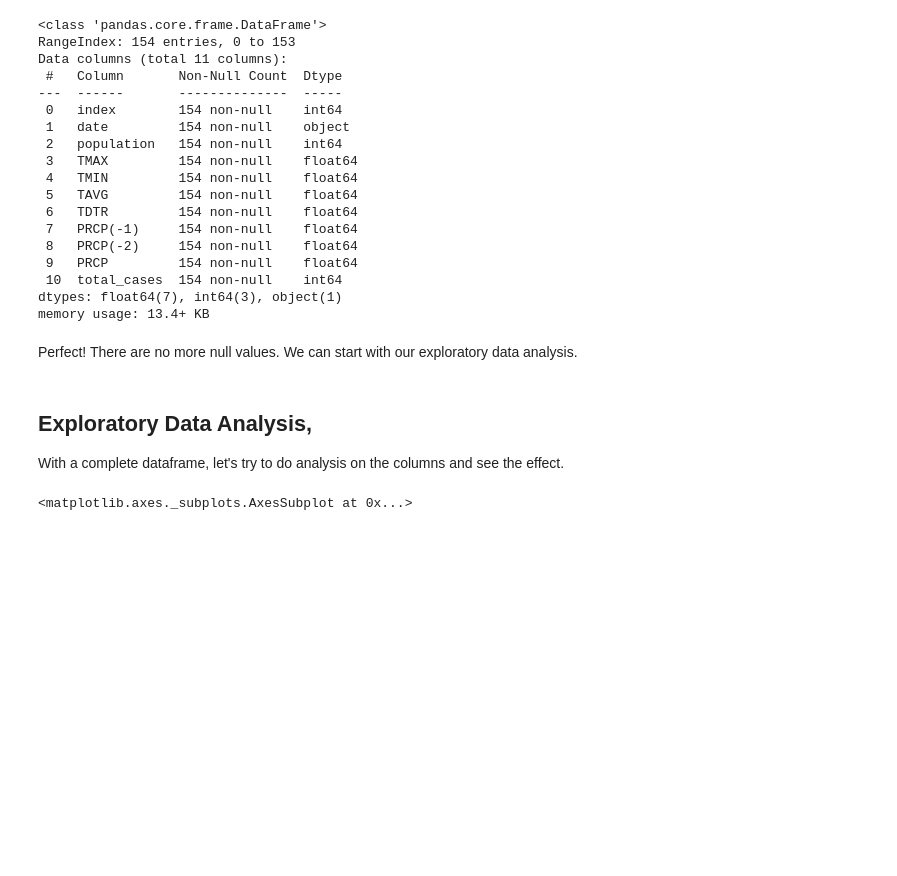
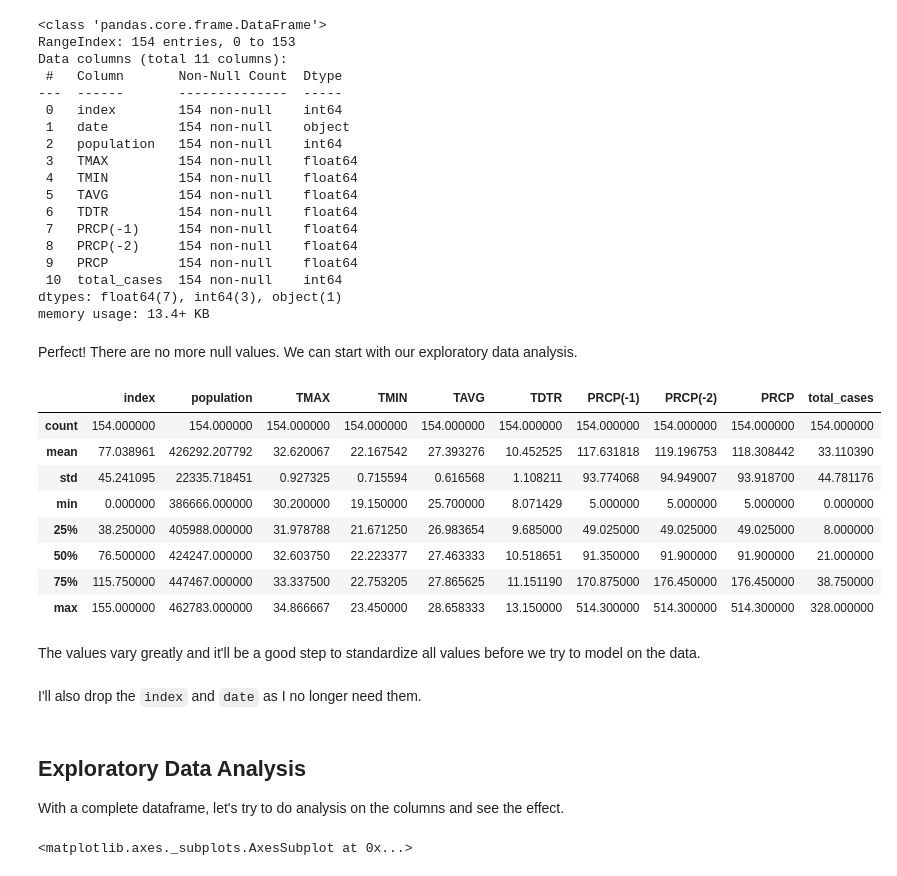
Before and after one commit to ITWSXInformatics/DengueSpreadInformationSystemDSIS, a Jupyter notebook: Data Analysis.ipynb, the cells around one changed output. Drawn from its saved outputs; the diff is of its cells as text; code cells hidden in the pictures; blank space fills up the shorter version.

```diff
--- a/Data Analysis.ipynb
+++ b/Data Analysis.ipynb
@@ -83,3 +84,19 @@ dtypes: float64(7), int64(3), object(1)
 memory usage: 13.4+ KB
 # %% [markdown]
 Perfect! There are no more null values. We can start with our exploratory data analysis.
+# %%
+dataset.describe()
+# %% [output]
+|  | index | population | TMAX | TMIN | TAVG | TDTR | PRCP(-1) | PRCP(-2) | PRCP | total_cases |
+| count | 154.000000 | 154.000000 | 154.000000 | 154.000000 | 154.000000 | 154.000000 | 154.000000 | 154.000000 | 154.000000 | 154.000000 |
+| mean | 77.038961 | 426292.207792 | 32.620067 | 22.167542 | 27.393276 | 10.452525 | 117.631818 | 119.196753 | 118.308442 | 33.110390 |
+| std | 45.241095 | 22335.718451 | 0.927325 | 0.715594 | 0.616568 | 1.108211 | 93.774068 | 94.949007 | 93.918700 | 44.781176 |
+| min | 0.000000 | 386666.000000 | 30.200000 | 19.150000 | 25.700000 | 8.071429 | 5.000000 | 5.000000 | 5.000000 | 0.000000 |
+| 25% | 38.250000 | 405988.000000 | 31.978788 | 21.671250 | 26.983654 | 9.685000 | 49.025000 | 49.025000 | 49.025000 | 8.000000 |
+| 50% | 76.500000 | 424247.000000 | 32.603750 | 22.223377 | 27.463333 | 10.518651 | 91.350000 | 91.900000 | 91.900000 | 21.000000 |
+| 75% | 115.750000 | 447467.000000 | 33.337500 | 22.753205 | 27.865625 | 11.151190 | 170.875000 | 176.450000 | 176.450000 | 38.750000 |
+| max | 155.000000 | 462783.000000 | 34.866667 | 23.450000 | 28.658333 | 13.150000 | 514.300000 | 514.300000 | 514.300000 | 328.000000 |
+# %% [markdown]
+The values vary greatly and it'll be a good step to standardize all values before we try to model on the data.
+# %% [markdown]
+I'll also drop the `index` and `date` as I no longer need them.
@@ -86,4 +105,4 @@ Perfect! There are no more null values. We can start with our exploratory data a
 # %% [markdown]
-## Exploratory Data Analysis,
+## Exploratory Data Analysis
 
 With a complete dataframe, let's try to do analysis on the columns and see the effect.
```
Also changed, not shown: parts of 18 cells of this notebook.
